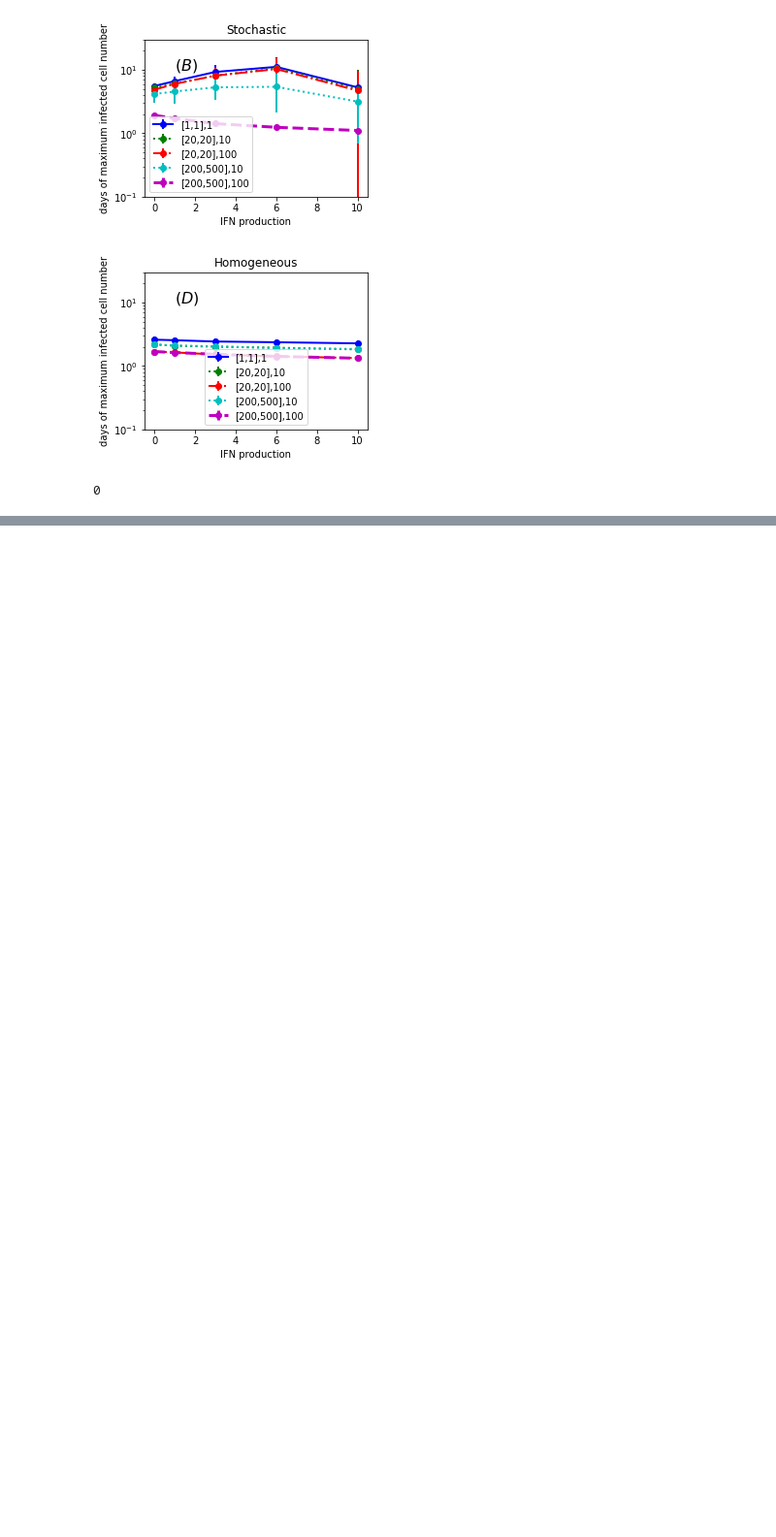
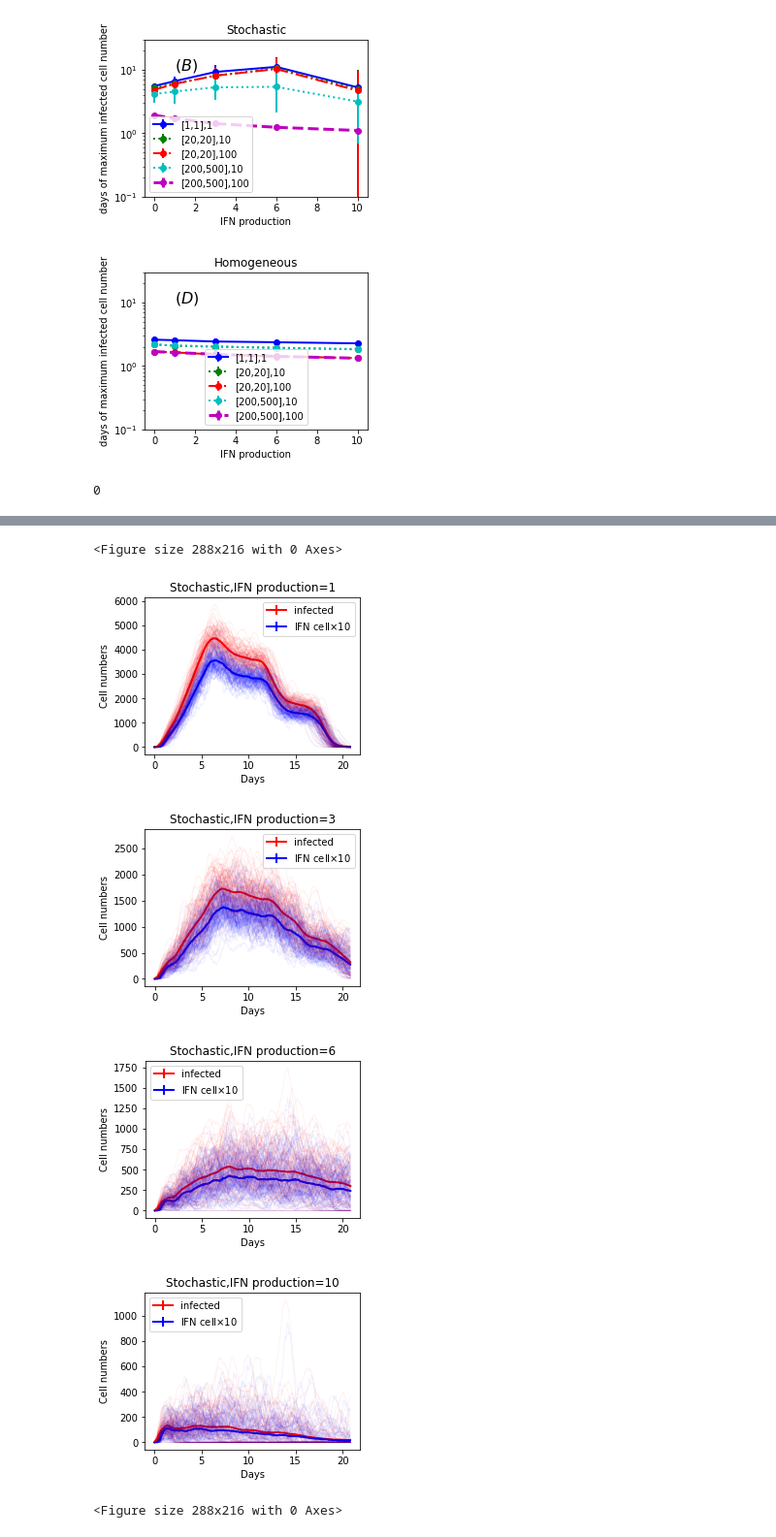
Before and after one commit to pinghanchu/Cellular-automaton-Virus, a Jupyter notebook: PaperFigures.ipynb, the cells around one changed output, grey strips where cells are left out. Shown at 97% size. Saved outputs shown, nothing was run; the diff lists cells and outputs as text; code cells hidden in the pictures; blank space fills up the shorter version.

```diff
--- a/PaperFigures.ipynb
+++ b/PaperFigures.ipynb
@@ -398,0 +643,39 @@ plot_argmax_IFN_PRODS(dfinitialvirus)
+# %%
+font = {'family': 'serif',
+        'color':  'black',
+        'weight': 'normal',
+        'size': 16,
+        }
+linestyles = ['-',':','-.',':','--']
+linewidths = [2,2,2,2,3]
+linecolors = ['b','g','r','c','m']
+
+
+ifn_prods = [1,3,6,10]
+initial_virus = [[1,1,1]]
+isstochastic=[["stochastic",1,1000],["homogenous",0,280]]
+
+InitialRun=0
+FinalRun=100
+ivirus_prods=2
+ivirus_diff=1
+iifn_diff=5
+iifn_prob=0.1
+ivirus_reduction=0.5
+
+
+for name,Is,totalstep in isstochastic:
+    for s1,s2,vnumb in initial_virus:
+        plt.figure(figsize=(4, 3))
+        plt.subplots_adjust(left=0.2, right=0.97, top=0.9, bottom=0.15)
+        for iifn_prods in ifn_prods:
+            path = "data_py"
+            df=Read(path,InitialRun,FinalRun,ivirus_prods,ivirus_diff,iifn_prods,iifn_diff,iifn_prob,ivirus_reduction,Is,s1,s2,vnumb)
+            plottracks_ifncell(df,iifn_prods,s1,s2,vnumb,Is)
+# %% [output]
+<Figure size 288x216 with 0 Axes>
+[figure, added]
+[figure, added]
+[figure, added]
+[figure, added]
+<Figure size 288x216 with 0 Axes>
```
Also changed, not shown: parts of 8 cells of this notebook.
